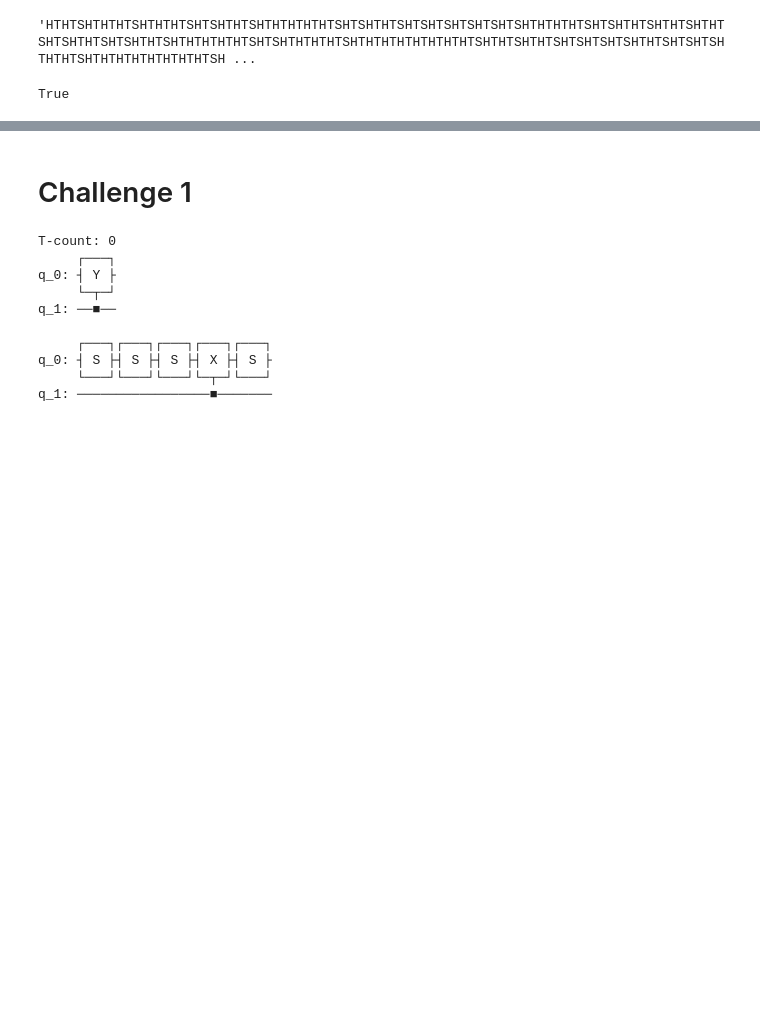
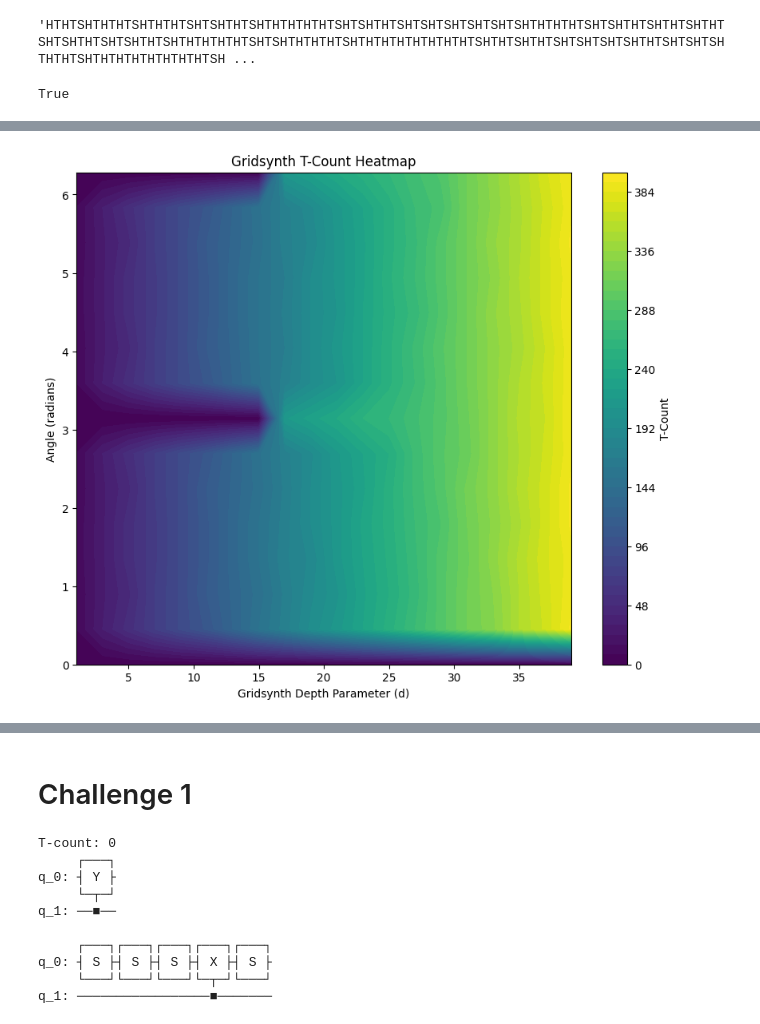
Before and after one commit to huientee/iQuHACK2026_Superquantum, a Jupyter notebook: qiskit_1.ipynb, the cells around one changed output, grey strips where cells are left out. Cells and saved outputs as stored; diff of their text form; code cells hidden in the pictures; blank space fills up the shorter version.

```diff
--- a/qiskit_1.ipynb
+++ b/qiskit_1.ipynb
@@ -116,0 +211,11 @@ True
+# %%
+plt.figure(figsize=(10, 8))
+contour = plt.contourf(X, Y, t_count, levels=50, cmap='viridis')
+plt.colorbar(contour, label='T-Count')
+plt.xlabel('Gridsynth Depth Parameter (d)')
+# plt.xscale('log')
+plt.ylabel('Angle (radians)')
+plt.title('Gridsynth T-Count Heatmap')
+plt.show()
+# %% [output]
+[figure, added]
```
Also changed, not shown: parts of 9 cells of this notebook.
